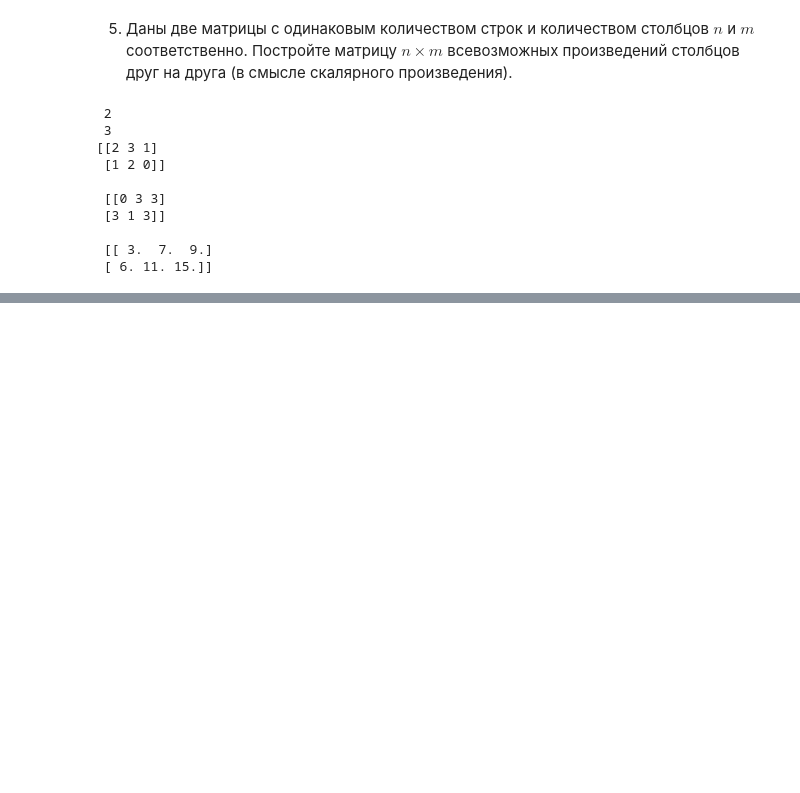
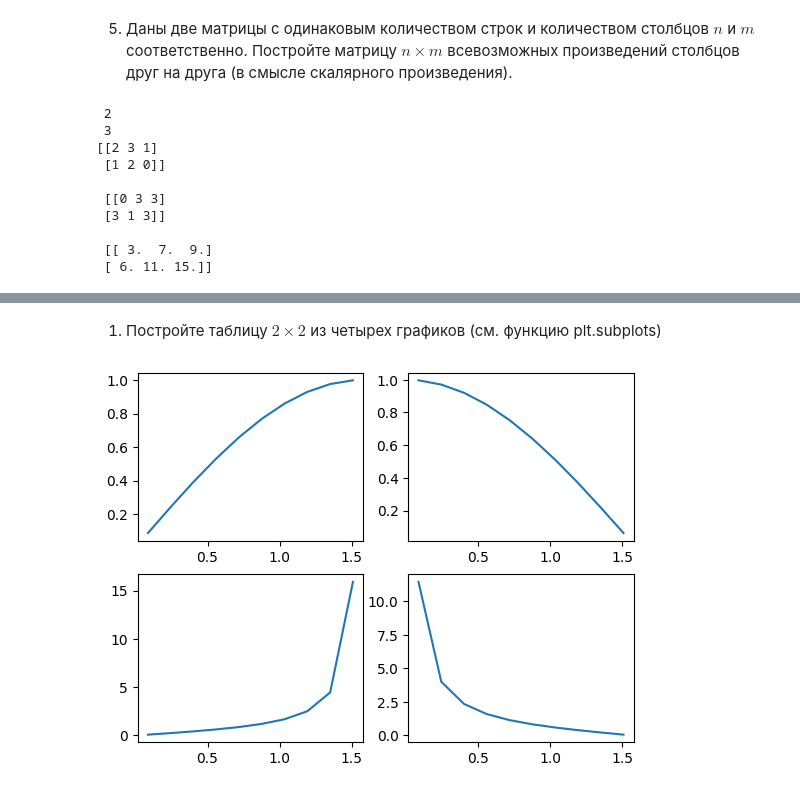
Before and after one commit to wowsleeptam/Vichmati, a Jupyter notebook: 1.ipynb, the cells around one changed output, grey strips where cells are left out. Cells and saved outputs as stored; diff of their text form; code cells hidden in the pictures; blank space fills up the shorter version.

```diff
--- a/1.ipynb
+++ b/1.ipynb
@@ -140,0 +148,2 @@ print('\n',answer)
+# %% [markdown]
+1. Постройте таблицу $2 \times 2$ из четырех графиков (см. функцию plt.subplots)
@@ -140,0 +153,15 @@ print('\n',answer)
+# %%
+x = np.linspace(np.pi/36, 24*np.pi/50, 10)
+y_1 = np.sin(x)
+y_2 = np.cos(x)
+y_3 = np.tan(x)
+y_4 = 1/np.tan(x)
+f, axs = plt.subplots(2, 2)
+
+axs[0, 0].plot(x,y_1)
+axs[0 ,1].plot(x,y_2)
+axs[1, 0].plot(x,y_3)
+axs[1, 1].plot(x,y_4)
+plt.show()
+# %% [output]
+[figure, added]
```
Also changed, not shown: parts of 6 cells of this notebook.
